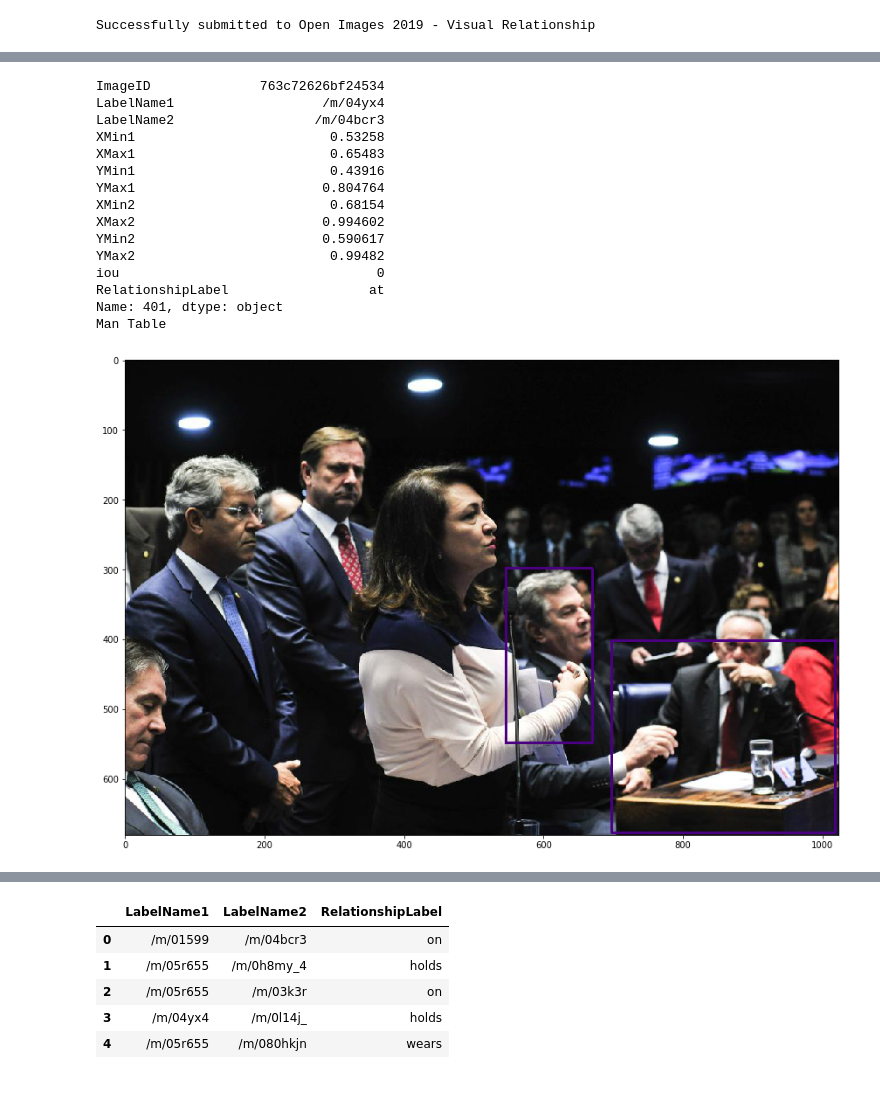
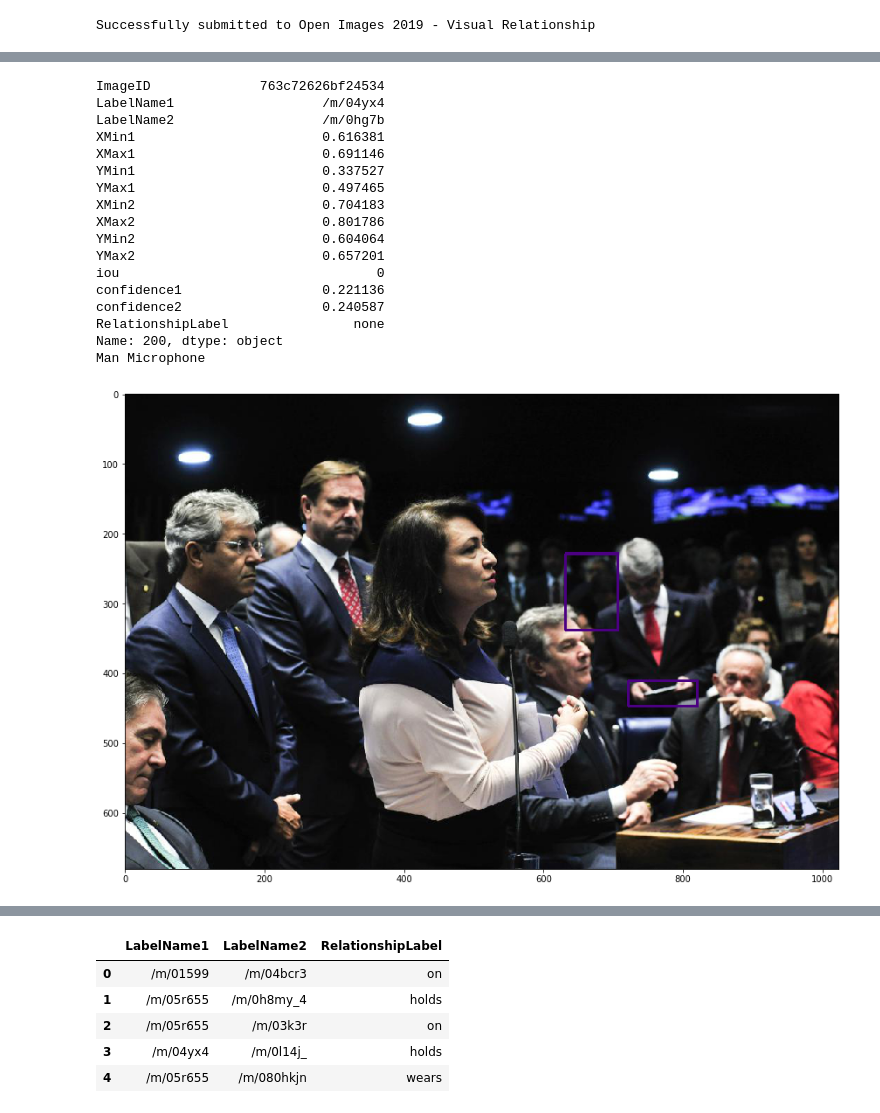
Before and after one commit to chicm/open-images-vrd, a Jupyter notebook: notebooks/tuple-rel-classifier.ipynb, the cells around one changed output, grey strips where cells are left out. Drawn from its saved outputs; the diff is of its cells as text; code cells hidden in the pictures.

```diff
--- a/notebooks/tuple-rel-classifier.ipynb
+++ b/notebooks/tuple-rel-classifier.ipynb
@@ -494,10 +503,13 @@ df_det.head()
 del test_dets
 test_dets = []
 for img_id, dets in tqdm(zip(df_det.ImageId.values, df_det.dets.values), total=len(df_det)):
+    dets = sorted(dets, key=lambda x: x[1], reverse=True)[:25]
     for i in range(len(dets)):  #det in dets:
-        for j in range(i+1, len(dets)):
+        #for j in range(i+1, len(dets)):
+        for j in range(0, len(dets)):
             det1, det2 = dets[i], dets[j]
-            if det1[0] in set(classes_1) and det2[0] in set(classes_2) and float(det1[1]) > 0.05 and float(det2[1]) > 0.05:
+            #if det1[0] in set(classes_1) and det2[0] in set(classes_2) and float(det1[1]) > 0.05 and float(det2[1]) > 0.05:
+            if i != j and det1[0] in set(classes_1) and det2[0] in set(classes_2):
                 test_dets.append({
                     'ImageID': img_id,
                     'LabelName1': det1[0],
@@ -599,6 +696,6 @@ df_test.head()
 # %%
 pred_dict = {}
-for i, row in df_test.iterrows():
+for i, row in tqdm(df_test.iterrows(), total=len(df_test)):
     img_id = row.ImageID
     if img_id not in pred_dict:
         pred_dict[img_id] = []
@@ -751,21 +874,23 @@ def show_tuple_relation(df, idx, test_mode=False):
     #plt.subplot(122)
     #plt.imshow(crop_img)
 # %%
-show_tuple_relation(df_test, 401, test_mode=True)
+show_tuple_relation(df_test, 200, test_mode=True)
 # %% [output]
 ImageID              763c72626bf24534
 LabelName1                   /m/04yx4
-LabelName2                  /m/04bcr3
-XMin1                         0.53258
-XMax1                         0.65483
-YMin1                         0.43916
-YMax1                        0.804764
-XMin2                         0.68154
-XMax2                        0.994602
-YMin2                        0.590617
-YMax2                         0.99482
+LabelName2                   /m/0hg7b
+XMin1                        0.616381
+XMax1                        0.691146
+YMin1                        0.337527
+YMax1                        0.497465
+XMin2                        0.704183
+XMax2                        0.801786
+YMin2                        0.604064
+YMax2                        0.657201
 iou                                 0
-RelationshipLabel                  at
-Name: 401, dtype: object
-Man Table
+confidence1                  0.221136
+confidence2                  0.240587
+RelationshipLabel                none
+Name: 200, dtype: object
+Man Microphone
-[figure, old version]
+[figure, new version]
```
Also changed, not shown: parts of 30 cells of this notebook, 1 other file.
